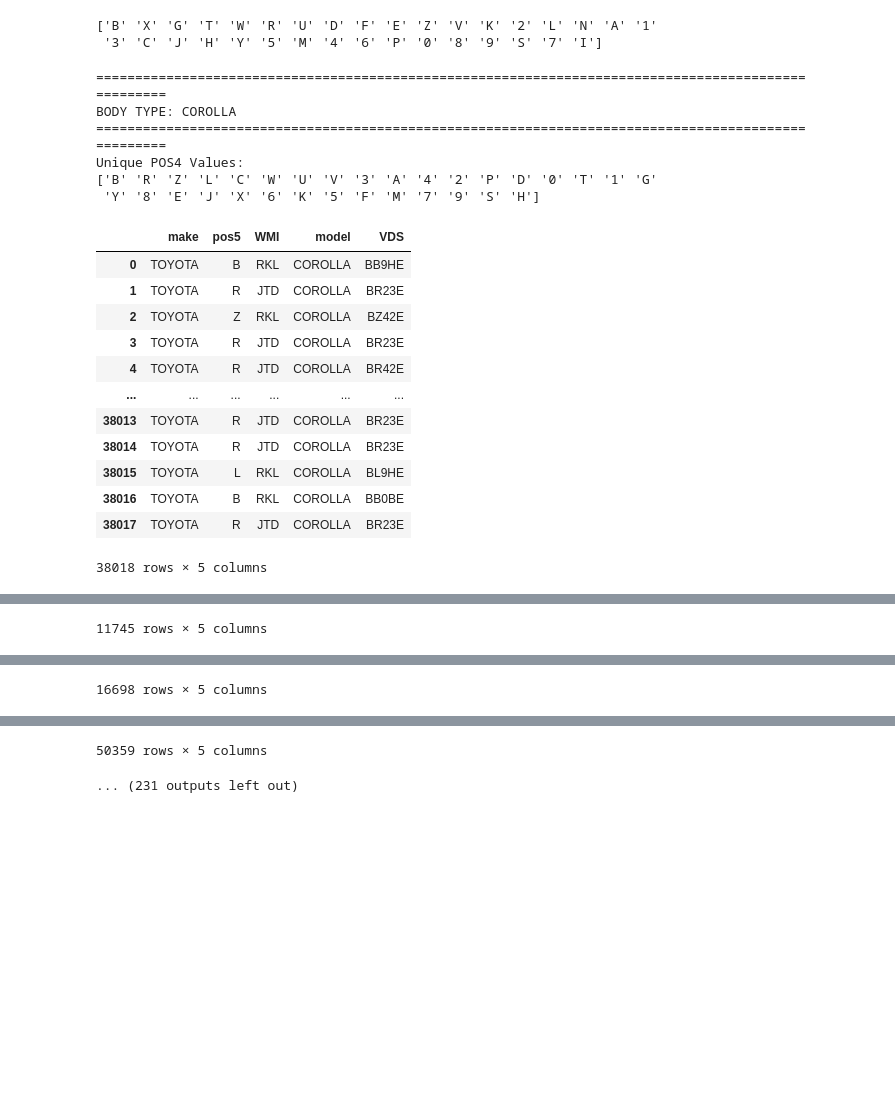
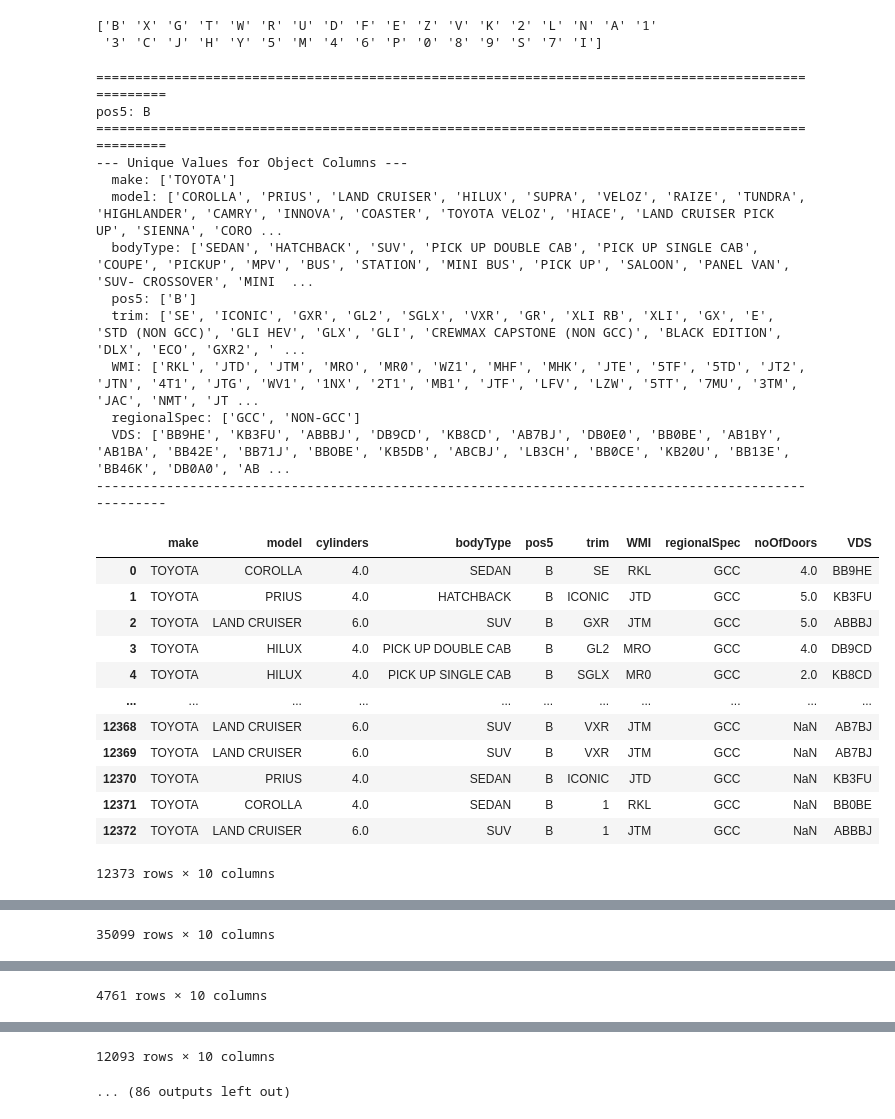
Before and after one commit to ManavKatrodiyaOpash/vin-sphere-python, a Jupyter notebook: Car_wise_analysis/toyota.ipynb, the cells around one changed output, grey strips where cells are left out. Saved outputs shown, nothing was run; the diff lists cells and outputs as text; code cells hidden in the pictures; blank space fills up the shorter version.

```diff
--- a/Car_wise_analysis/toyota.ipynb
+++ b/Car_wise_analysis/toyota.ipynb
@@ -907,39 +943,57 @@ print(data['pos5'].unique())
 # %%
 from IPython.display import display
 
-for body_type in data['model'].dropna().unique():
+for pos_5 in data['pos5'].dropna().unique():
 
+    # 1. Filter the DataFrame for the current pos5 value
     filtered_df_pos5 = data.loc[
-        data['model'] == body_type,
-        ['make', 'pos5', 'WMI', 'model', 'VDS']
+        data['pos5'] == pos_5,
+        ['make', 'model', 'cylinders', 'bodyType', 'pos5', 'trim', 'WMI', 'regionalSpec', 'noOfDoors', 'VDS']
     ].reset_index(drop=True)
 
+    # 2. Header for the current pos5 group
     print("\n" + "=" * 100)
-    print(f"BODY TYPE: {body_type}")
+    print(f"pos5: {pos_5}")
     print("=" * 100)
 
-    print("Unique POS4 Values:")
-    print(filtered_df_pos5['pos5'].dropna().unique())
+    # 3. Print unique values for all object columns (except pos5)
+    print("--- Unique Values for Object Columns ---")
+    object_cols = filtered_df_pos5.select_dtypes(include=['object']).columns
 
+    for col in object_cols:
+        if col != ['pos5', 'VDS']:
+            unique_vals = filtered_df_pos5[col].dropna().unique()
+            print(f"  {col}: {list(unique_vals)}")
+
+    print("-" * 100)
+
+    # 4. Display the filtered DataFrame
     display(filtered_df_pos5)
 # %% [output]
 ====================================================================================================
-BODY TYPE: COROLLA
+pos5: B
 ====================================================================================================
-Unique POS4 Values:
-['B' 'R' 'Z' 'L' 'C' 'W' 'U' 'V' '3' 'A' '4' '2' 'P' 'D' '0' 'T' '1' 'G'
- 'Y' '8' 'E' 'J' 'X' '6' 'K' '5' 'F' 'M' '7' '9' 'S' 'H']
+--- Unique Values for Object Columns ---
+  make: ['TOYOTA']
+  model: ['COROLLA', 'PRIUS', 'LAND CRUISER', 'HILUX', 'SUPRA', 'VELOZ', 'RAIZE', 'TUNDRA', 'HIGHLANDER', 'CAMRY', 'INNOVA', 'COASTER', 'TOYOTA VELOZ', 'HIACE', 'LAND CRUISER PICK UP', 'SIENNA', 'CORO ...
+  bodyType: ['SEDAN', 'HATCHBACK', 'SUV', 'PICK UP DOUBLE CAB', 'PICK UP SINGLE CAB', 'COUPE', 'PICKUP', 'MPV', 'BUS', 'STATION', 'MINI BUS', 'PICK UP', 'SALOON', 'PANEL VAN', 'SUV- CROSSOVER', 'MINI  ...
+  pos5: ['B']
+  trim: ['SE', 'ICONIC', 'GXR', 'GL2', 'SGLX', 'VXR', 'GR', 'XLI RB', 'XLI', 'GX', 'E', 'STD (NON GCC)', 'GLI HEV', 'GLX', 'GLI', 'CREWMAX CAPSTONE (NON GCC)', 'BLACK EDITION', 'DLX', 'ECO', 'GXR2', ' ...
+  WMI: ['RKL', 'JTD', 'JTM', 'MRO', 'MR0', 'WZ1', 'MHF', 'MHK', 'JTE', '5TF', '5TD', 'JT2', 'JTN', '4T1', 'JTG', 'WV1', '1NX', '2T1', 'MB1', 'JTF', 'LFV', 'LZW', '5TT', '7MU', '3TM', 'JAC', 'NMT', 'JT ...
+  regionalSpec: ['GCC', 'NON-GCC']
+  VDS: ['BB9HE', 'KB3FU', 'ABBBJ', 'DB9CD', 'KB8CD', 'AB7BJ', 'DB0E0', 'BB0BE', 'AB1BY', 'AB1BA', 'BB42E', 'BB71J', 'BBOBE', 'KB5DB', 'ABCBJ', 'LB3CH', 'BB0CE', 'KB20U', 'BB13E', 'BB46K', 'DB0A0', 'AB ...
+----------------------------------------------------------------------------------------------------
-|  | make | pos5 | WMI | model | VDS |
-| 0 | TOYOTA | B | RKL | COROLLA | BB9HE |
-| 1 | TOYOTA | R | JTD | COROLLA | BR23E |
-| 2 | TOYOTA | Z | RKL | COROLLA | BZ42E |
-| 3 | TOYOTA | R | JTD | COROLLA | BR23E |
-| 4 | TOYOTA | R | JTD | COROLLA | BR42E |
-| ... | ... | ... | ... | ... | ... |
-| 38013 | TOYOTA | R | JTD | COROLLA | BR23E |
-| 38014 | TOYOTA | R | JTD | COROLLA | BR23E |
-| 38015 | TOYOTA | L | RKL | COROLLA | BL9HE |
-| 38016 | TOYOTA | B | RKL | COROLLA | BB0BE |
-| 38017 | TOYOTA | R | JTD | COROLLA | BR23E |
+|  | make | model | cylinders | bodyType | pos5 | trim | WMI | regionalSpec | noOfDoors | VDS |
+| 0 | TOYOTA | COROLLA | 4.0 | SEDAN | B | SE | RKL | GCC | 4.0 | BB9HE |
+| 1 | TOYOTA | PRIUS | 4.0 | HATCHBACK | B | ICONIC | JTD | GCC | 5.0 | KB3FU |
+| 2 | TOYOTA | LAND CRUISER | 6.0 | SUV | B | GXR | JTM | GCC | 5.0 | ABBBJ |
+| 3 | TOYOTA | HILUX | 4.0 | PICK UP DOUBLE CAB | B | GL2 | MRO | GCC | 4.0 | DB9CD |
+| 4 | TOYOTA | HILUX | 4.0 | PICK UP SINGLE CAB | B | SGLX | MR0 | GCC | 2.0 | KB8CD |
+| ... | ... | ... | ... | ... | ... | ... | ... | ... | ... | ... |
+| 12368 | TOYOTA | LAND CRUISER | 6.0 | SUV | B | VXR | JTM | GCC | NaN | AB7BJ |
+| 12369 | TOYOTA | LAND CRUISER | 6.0 | SUV | B | VXR | JTM | GCC | NaN | AB7BJ |
+| 12370 | TOYOTA | PRIUS | 4.0 | SEDAN | B | ICONIC | JTD | GCC | NaN | KB3FU |
+| 12371 | TOYOTA | COROLLA | 4.0 | SEDAN | B | 1 | RKL | GCC | NaN | BB0BE |
+| 12372 | TOYOTA | LAND CRUISER | 6.0 | SUV | B | 1 | JTM | GCC | NaN | ABBBJ |
-38018 rows × 5 columns
+12373 rows × 10 columns
 ====================================================================================================
@@ -963,2 +1024,2 @@ Unique POS4 Values:
-11745 rows × 5 columns
+35099 rows × 10 columns
 ====================================================================================================
@@ -982,2 +1050,2 @@ Unique POS4 Values:
-16698 rows × 5 columns
+4761 rows × 10 columns
 ====================================================================================================
@@ -1001,2 +1076,2 @@ Unique POS4 Values:
-50359 rows × 5 columns
+12093 rows × 10 columns
-... (231 outputs left out)
+... (86 outputs left out)
```
Also changed, not shown: parts of 2 cells of this notebook.
